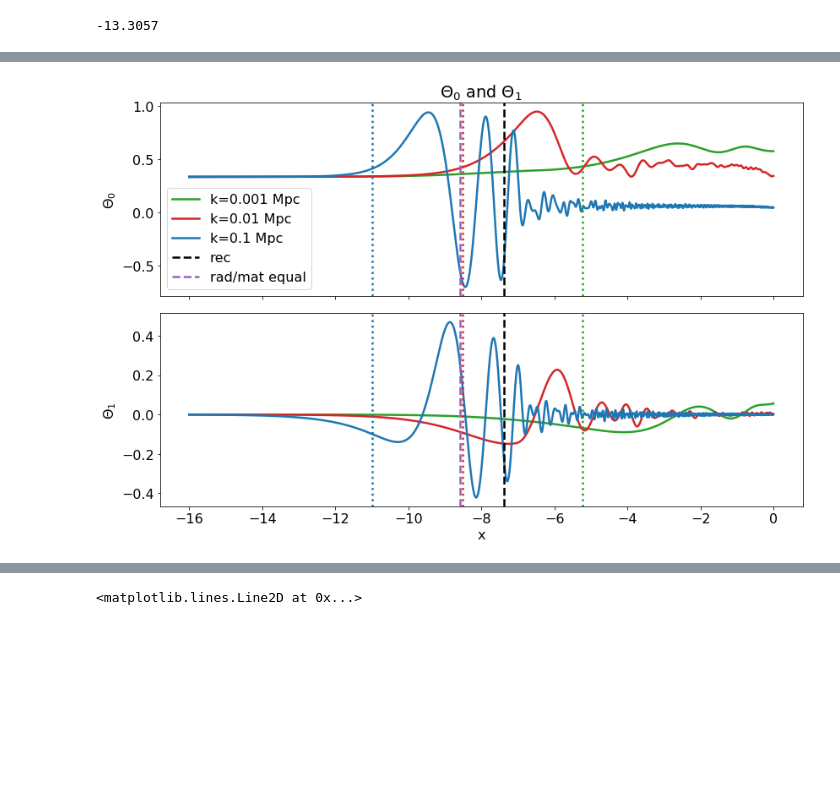
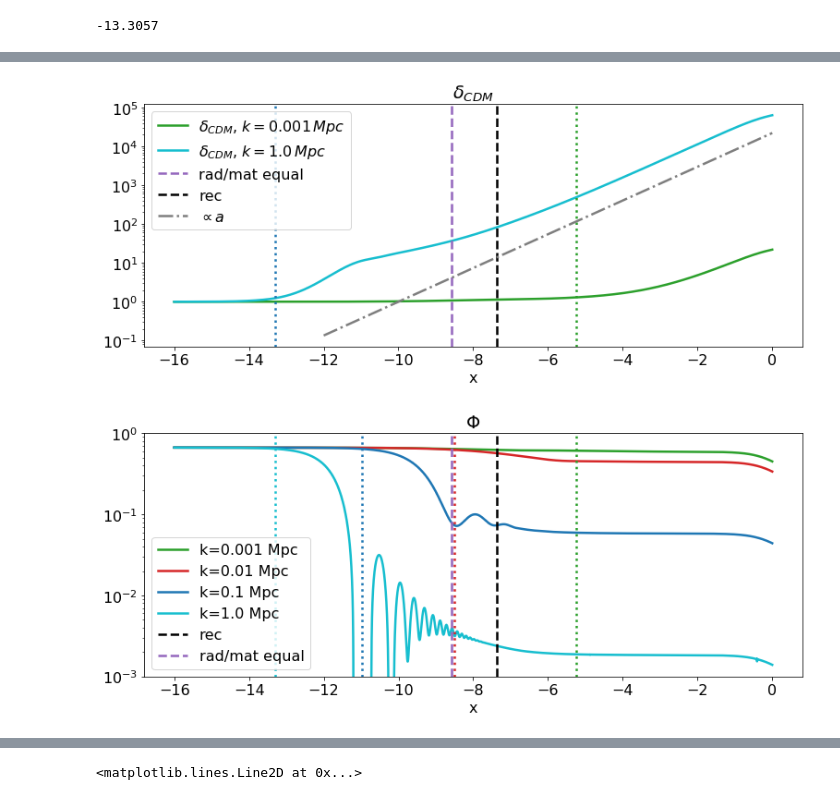
Before and after one commit to asdfbat/AST5220, a Jupyter notebook: Project/Python/m3_plotting.ipynb, the cells around one changed output, grey strips where cells are left out. Saved outputs shown, nothing was run; the diff lists cells and outputs as text; code cells hidden in the pictures; blank space fills up the shorter version.

```diff
--- a/Project/Python/m3_plotting.ipynb
+++ b/Project/Python/m3_plotting.ipynb
@@ -61,6 +61,12 @@ Psi        = data[:,:,10]
 Pi         = data[:,:,11]
 source     = data[:,:,12]
 
+delta_gamma = 4*Theta0
+v_gamma     = -3*Theta1
+
+Delta_cdm[0] = delta_cdm[0] - 3*Hp_of_x_SI[:8000]/(Constants.c*1/Constants.Mpc)*v_cdm[0]
+Delta_cdm[3] = delta_cdm[3] - 3*Hp_of_x_SI[:8000]/(Constants.c*1/Constants.Mpc)*v_cdm[3]
+
 data.shape
 # %% [output]
 (4, 8000, 16)
@@ -100,26 +162,40 @@ plt.savefig("../m3_figs/Theta0_zoomed.png", bbox_inches="tight");
+# %%
+plt.figure(figsize=(11, 5))
+plt.semilogy(x, delta_cdm[0], lw=2.5, c=colors[0], label="$\delta_{CDM}$, $k=0.001\, Mpc$")
+plt.semilogy(x, delta_cdm[3], lw=2.5, c=colors[3], label="$\delta_{CDM}$, $k=1.0\, Mpc$")
+plt.axvline(x=x_horizon_1, ls=":", c="tab:blue", lw=2.5)
+plt.axvline(x=x_horizon_0001, ls=":", c="tab:green", lw=2.5)
+plt.axvline(x=x_rad_mat_equal, ls="--", c="tab:purple", lw=2.5, label="rad/mat equal")
+plt.axvline(x=x_rec, ls="--", lw=2.5, c="k", label="rec")
+plt.title("$\delta_{CDM}$")
+plt.plot([-12, 0], [np.exp(-2), np.exp(10)], ls="-.", c="tab:gray", lw=2.5, label="$\propto a$")
+plt.xlabel("x")
+plt.legend(loc=0);
+plt.tight_layout()
+plt.savefig("../m3_figs/delta_and_v_zoomed.png", bbox_inches="tight");
+# %% [output]
+[figure, added]
 # %%
-colors = ["tab:green", "tab:red", "tab:blue"]
+fig, ax = plt.subplots(1, figsize=(11, 5))
+for i in range(4):
+    k = k_vals[i]
+    ax.semilogy(x, Phi[i], c=colors[i], label=f"k={k} Mpc", lw=2.5)
+    ax.set_title("$\Phi$")
+#for i in range(2):
+#    for j in range(2):
+ax.set_xlabel("x")
+ax.axvline(x=x_rec, ls="--", c="k", label="rec", lw=2.5)
+ax.axvline(x=x_rad_mat_equal, ls="--", c="tab:purple", label="rad/mat equal", lw=2.5)
+ax.axvline(x=x_horizon_0001, ls=":", c=colors[0], lw=2.5)
+ax.axvline(x=x_horizon_001, ls=":", c=colors[1], lw=2.5)
+ax.axvline(x=x_horizon_01, ls=":", c=colors[2], lw=2.5)
+ax.axvline(x=x_horizon_1, ls=":", c=colors[3], lw=2.5)
 
-fig, ax = plt.subplots(2, 1, figsize=(12, 8), sharex=True)
-for i in range(3):
-    k = k_vals[i]
-    ax[0].plot(x, Theta0[i], c=colors[i], label=f"k={k} Mpc", lw=2.5)
-    ax[1].plot(x, Theta1[i], c=colors[i], lw=2.5)
-
-ax[1].set_xlabel("x")
-ax[0].set_ylabel("$\Theta_0$")
-ax[1].set_ylabel("$\Theta_1$")
-ax[0].set_title("$\Theta_0$ and $\Theta_1$")
-for j in range(2):
-    ax[j].axvline(x=x_rec, ls="--", c="k", label="rec", lw=2.5)
-    ax[j].axvline(x=x_rad_mat_equal, ls="--", c="tab:purple", label="rad/mat equal", lw=2.5)
-    ax[j].axvline(x=x_horizon_0001, ls=":", c=colors[0], lw=2.5)
-    ax[j].axvline(x=x_horizon_001, ls=":", c=colors[1], lw=2.5)
-    ax[j].axvline(x=x_horizon_01, ls=":", c=colors[2], lw=2.5)
-
-ax[0].legend()
+ax.legend()
+plt.xticks()
+plt.ylim(1e-3, 1.0)
 fig.tight_layout();
-plt.savefig("../m3_figs/thetas.png", bbox_inches="tight")
+plt.savefig("../m3_figs/Phi.png", bbox_inches="tight")
 # %% [output]
-[figure, old version]
+[figure, new version]
 # %%
```
Also changed, not shown: parts of 8 cells of this notebook, 10 other files.
